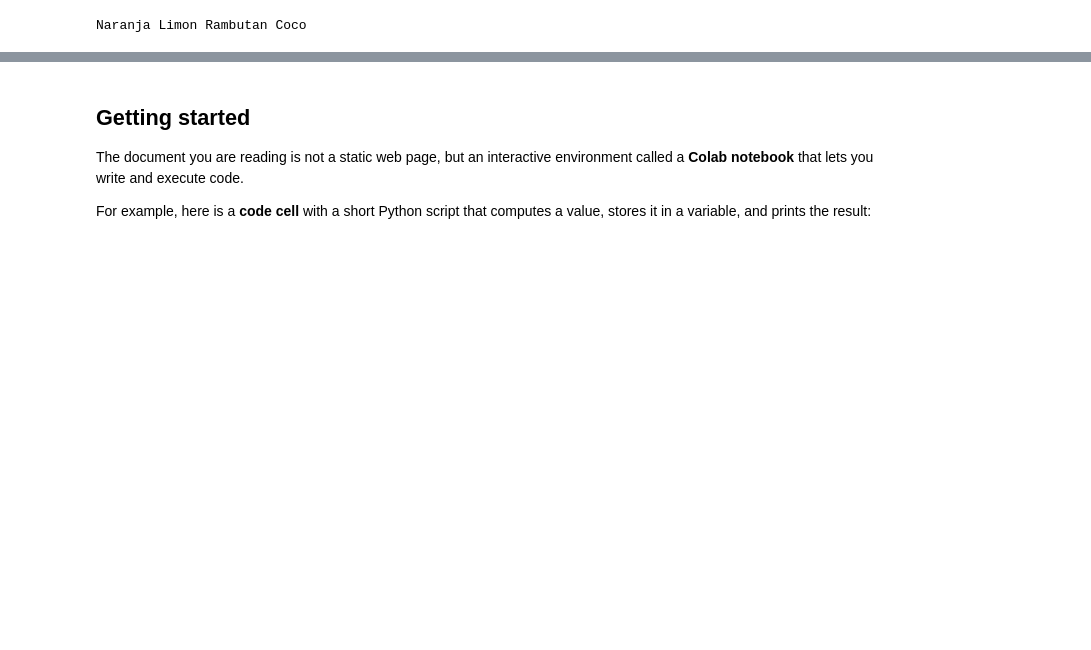
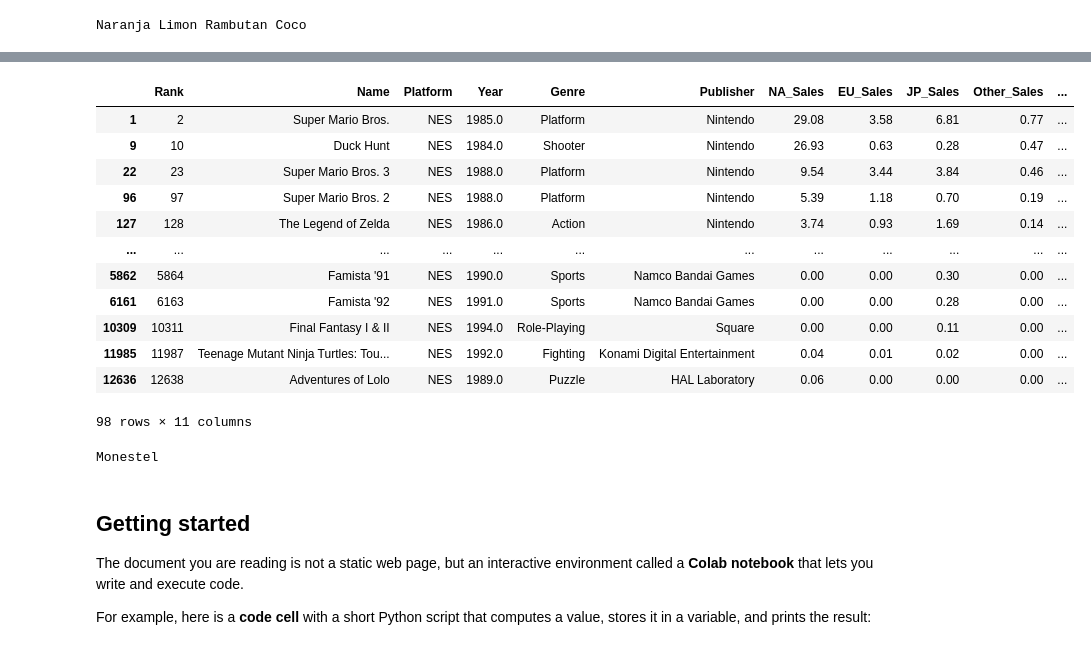
Before and after one commit to pkiserver/MasterDataChemical, a Jupyter notebook: Welcome_To_Colaboratory.ipynb, the cells around one changed output, grey strips where cells are left out. Cells and saved outputs as stored; diff of their text form; code cells hidden in the pictures; blank space fills up the shorter version.

```diff
--- a/Welcome_To_Colaboratory.ipynb
+++ b/Welcome_To_Colaboratory.ipynb
@@ -79,0 +122,5 @@ Naranja Limon Rambutan Coco
+# %%
+url = 'https://raw.githubusercontent.com/pabskun/datasets/master/vgsales.csv'
+juegos = pd.read_csv(url)
+juegos.head(3)
+#juegos['Name']
@@ -80,3 +152,28 @@ Naranja Limon Rambutan Coco
+# %%
+juegos.loc[(juegos['Platform'] =='NES')]
+# %% [output]
+|  | Rank | Name | Platform | Year | Genre | Publisher | NA_Sales | EU_Sales | JP_Sales | Other_Sales | ... |
+| 1 | 2 | Super Mario Bros. | NES | 1985.0 | Platform | Nintendo | 29.08 | 3.58 | 6.81 | 0.77 | ... |
+| 9 | 10 | Duck Hunt | NES | 1984.0 | Shooter | Nintendo | 26.93 | 0.63 | 0.28 | 0.47 | ... |
+| 22 | 23 | Super Mario Bros. 3 | NES | 1988.0 | Platform | Nintendo | 9.54 | 3.44 | 3.84 | 0.46 | ... |
+| 96 | 97 | Super Mario Bros. 2 | NES | 1988.0 | Platform | Nintendo | 5.39 | 1.18 | 0.70 | 0.19 | ... |
+| 127 | 128 | The Legend of Zelda | NES | 1986.0 | Action | Nintendo | 3.74 | 0.93 | 1.69 | 0.14 | ... |
+| ... | ... | ... | ... | ... | ... | ... | ... | ... | ... | ... | ... |
+| 5862 | 5864 | Famista '91 | NES | 1990.0 | Sports | Namco Bandai Games | 0.00 | 0.00 | 0.30 | 0.00 | ... |
+| 6161 | 6163 | Famista '92 | NES | 1991.0 | Sports | Namco Bandai Games | 0.00 | 0.00 | 0.28 | 0.00 | ... |
+| 10309 | 10311 | Final Fantasy I & II | NES | 1994.0 | Role-Playing | Square | 0.00 | 0.00 | 0.11 | 0.00 | ... |
+| 11985 | 11987 | Teenage Mutant Ninja Turtles: Tou... | NES | 1992.0 | Fighting | Konami Digital Entertainment | 0.04 | 0.01 | 0.02 | 0.00 | ... |
+| 12636 | 12638 | Adventures of Lolo | NES | 1989.0 | Puzzle | HAL Laboratory | 0.06 | 0.00 | 0.00 | 0.00 | ... |
+98 rows × 11 columns
+# %%
+persona = {
+    'nombre' : 'PAblo',
+    'apellido' : 'Monestel'
+}
+
+print(persona['apellido'])
+# %% [output]
+Monestel
 # %% [markdown]
 ## **Getting started**
 
```
Also changed, not shown: parts of 7 cells of this notebook.
